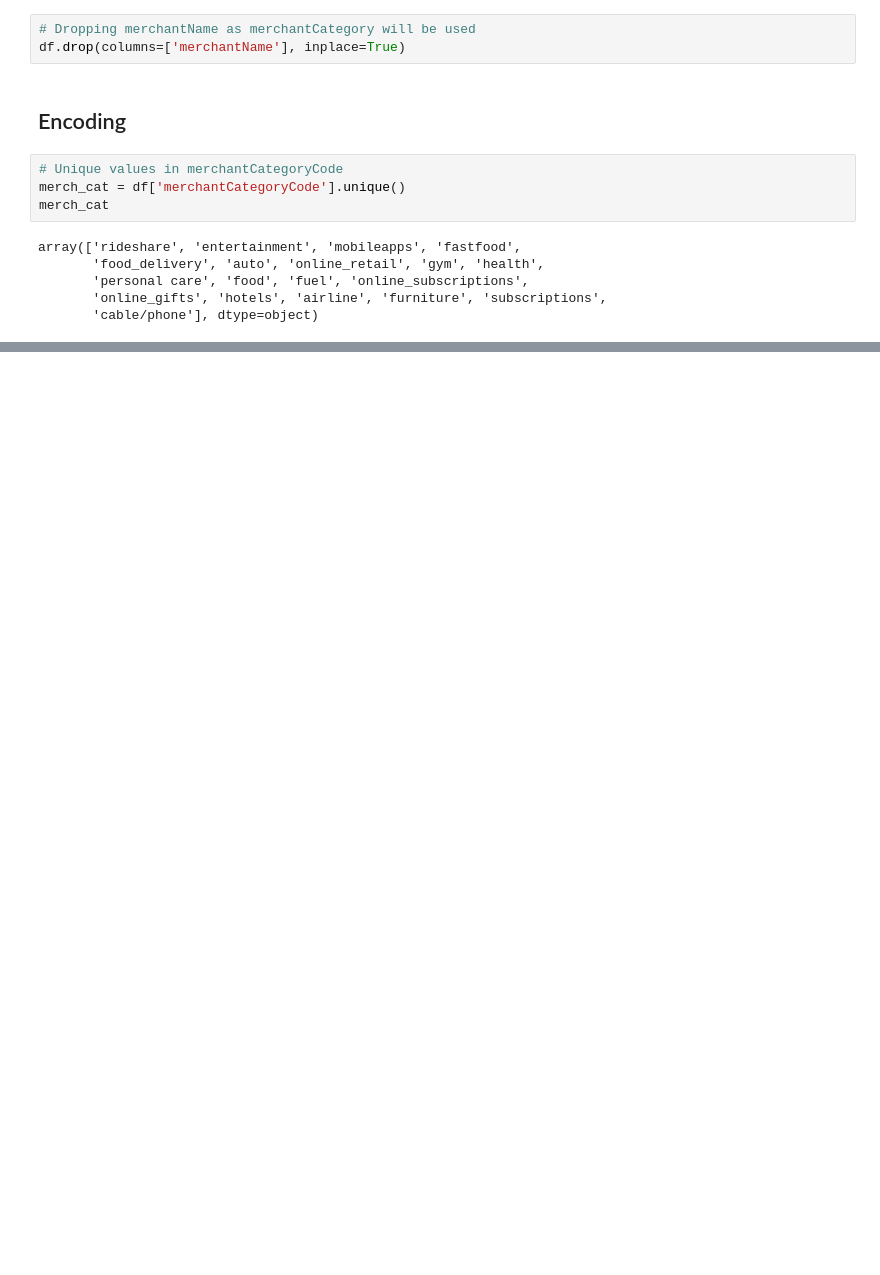
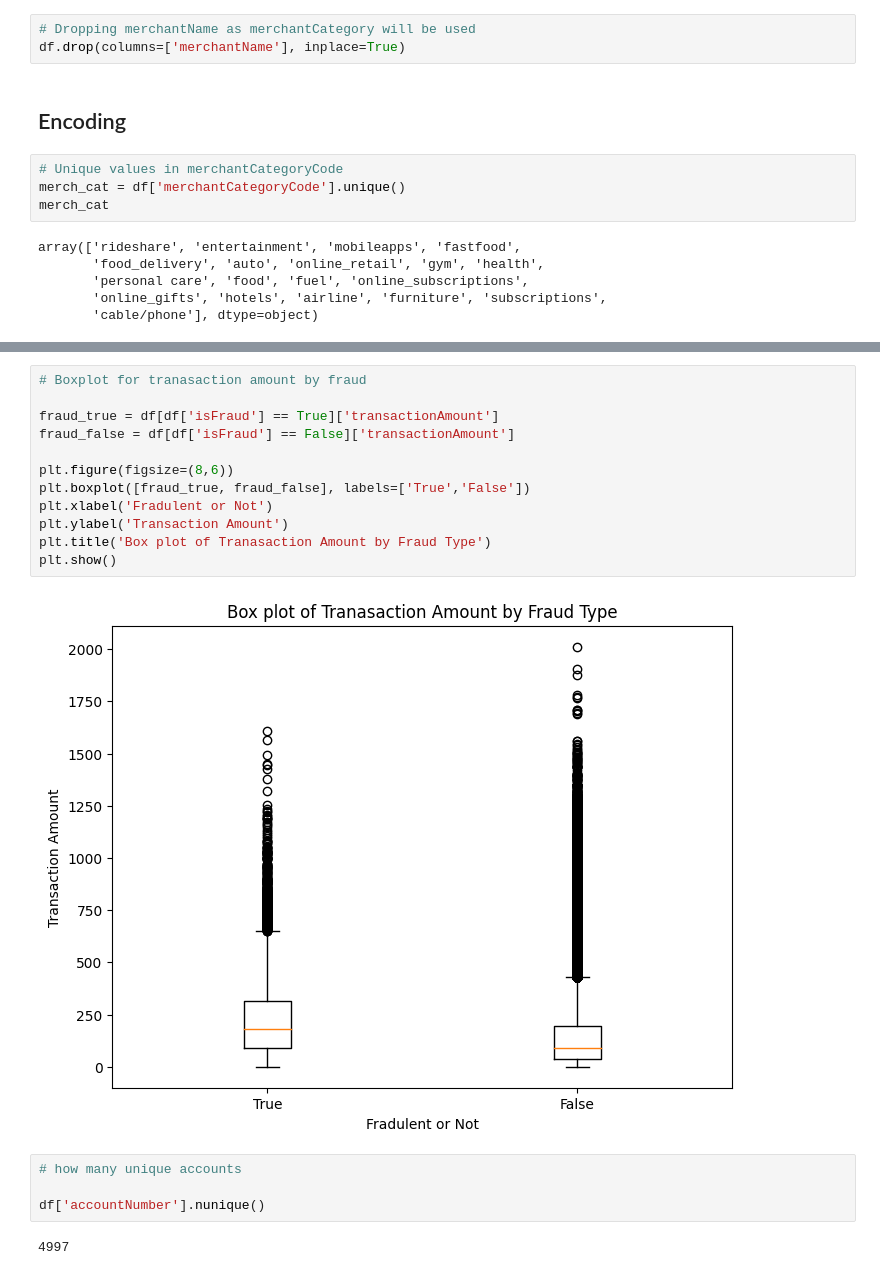
Before and after one commit to BrianBlancato/6050-Credit-Card-Fraud, a Jupyter notebook: Model.ipynb, the cells around one changed output, grey strips where cells are left out. Cells and saved outputs as stored; diff of their text form; blank space fills up the shorter version.

```diff
--- a/Model.ipynb
+++ b/Model.ipynb
@@ -127,0 +219,20 @@ array(['rideshare', 'entertainment', 'mobileapps', 'fastfood',
+# %%
+# Boxplot for tranasaction amount by fraud
+
+fraud_true = df[df['isFraud'] == True]['transactionAmount']
+fraud_false = df[df['isFraud'] == False]['transactionAmount']
+
+plt.figure(figsize=(8,6))
+plt.boxplot([fraud_true, fraud_false], labels=['True','False'])
+plt.xlabel('Fradulent or Not')
+plt.ylabel('Transaction Amount')
+plt.title('Box plot of Tranasaction Amount by Fraud Type')
+plt.show()
+# %% [output]
+[figure, added]
+# %%
+# how many unique accounts
+
+df['accountNumber'].nunique()
+# %% [output]
+4997
```
Also changed, not shown: parts of 10 cells of this notebook.
